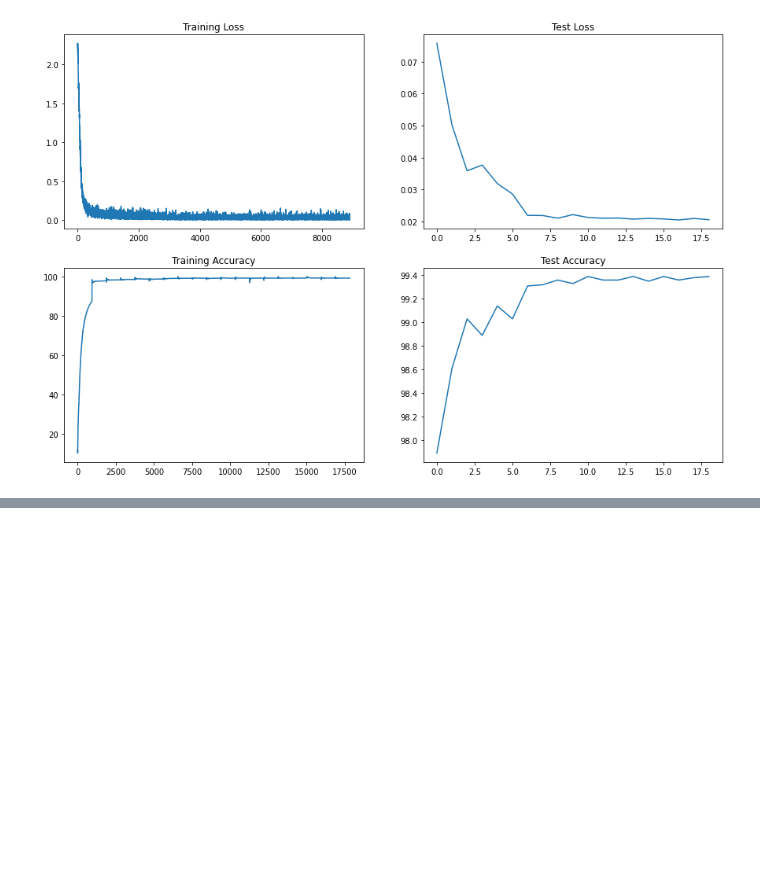
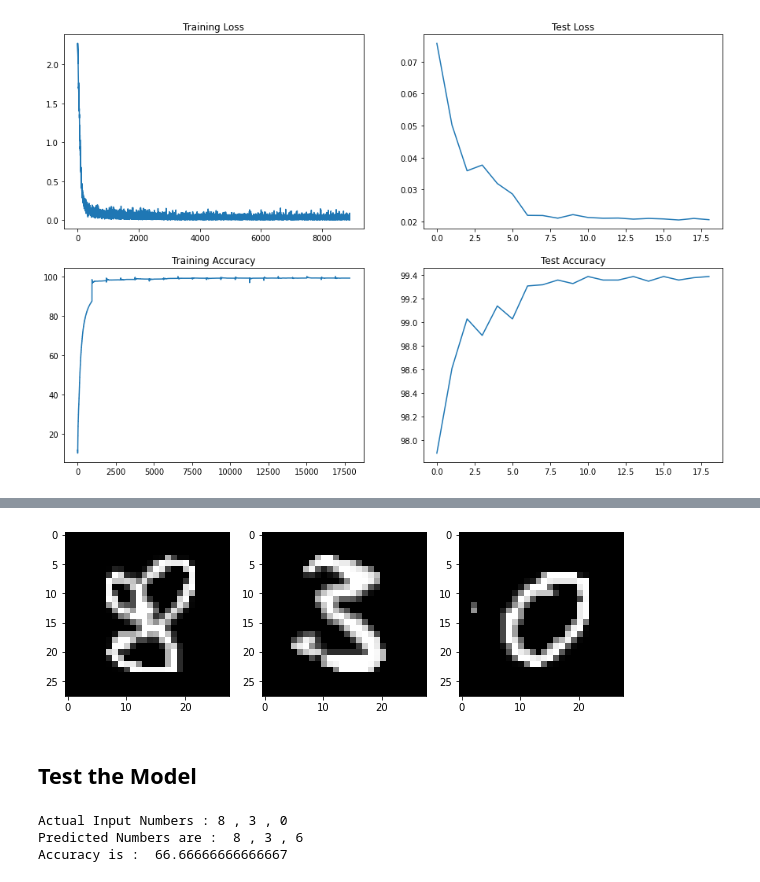
Before and after one commit to parth1993/tsai-eva6, a Jupyter notebook: Assignments/S4/Session_4_Part_2.ipynb, the cells around one changed output, grey strips where cells are left out. Drawn from its saved outputs; the diff is of its cells as text; code cells hidden in the pictures; blank space fills up the shorter version.

```diff
--- a/Assignments/S4/Session_4_Part_2.ipynb
+++ b/Assignments/S4/Session_4_Part_2.ipynb
@@ -290,0 +336,64 @@ Text(0.5, 1.0, 'Test Accuracy')
+# %%
+images = []
+targets = [8,3,0]
+fig, mnist_axs = plt.subplots(1,3,figsize = (10, 10))
+
+for i in range(3):
+  img = cv2.imread("/content/" + str(i) +".jpg", 0)
+  original_axs[i].imshow(img, cmap='gray_r')
+
+  img = np.array(img, dtype=np.uint8)
+  #gray = cv2.resize(255-img, (28,28))
+  (thresh, gray) = cv2.threshold(img, 128, 255, cv2.THRESH_BINARY | cv2.THRESH_OTSU)
+  gray = cv2.resize(255-gray, (28,28))
+  while np.sum(gray[0]) == 0:
+      gray = gray[1:]
+
+  while np.sum(gray[:,0]) == 0:
+        gray = np.delete(gray,0,1)
+
+  while np.sum(gray[-1]) == 0:
+        gray = gray[:-1]
+
+  while np.sum(gray[:,-1]) == 0:
+        gray = np.delete(gray,-1,1)
+
+  rows,cols = gray.shape
+  if rows > cols:
+    factor = 20.0/rows
+    rows = 20
+    cols = int(round(cols*factor))
+    gray = cv2.resize(gray, (cols,rows))
+  else:
+      factor = 20.0/cols
+      cols = 20
+      rows = int(round(rows*factor))
+      gray = cv2.resize(gray, (cols, rows))
+  colsPadding = (int(math.ceil((28-cols)/2.0)),int(math.floor((28-cols)/2.0)))
+  rowsPadding = (int(math.ceil((28-rows)/2.0)),int(math.floor((28-rows)/2.0)))
+  gray = np.lib.pad(gray,(rowsPadding,colsPadding),'constant')
+  shiftx,shifty = getBestShift(gray)
+  shifted = shift(gray,shiftx,shifty)
+  gray = shifted
+  mnist_axs[i].imshow(gray, cmap='gray')
+  images.append(gray.reshape(-1, 28, 28))
+# %% [output]
+[figure, added]
+# %% [markdown]
+## Test the Model
+# %%
+images = torch.as_tensor(images)
+preds = model(images.type(torch.FloatTensor).to(device))
+preds = torch.argmax(preds, dim=1)
+print("Actual Input Numbers : 8 , 3 , 0")
+print("Predicted Numbers are : ", preds[0].item(), ",", preds[1].item(), ",", preds[2].item())
+total_correct = 0
+for i in range(len(targets)):
+  if targets[i] == preds[i].item():
+    total_correct += 1
+accuracy = 100*total_correct/len(targets)
+print("Accuracy is : ", accuracy)
+# %% [output]
+Actual Input Numbers : 8 , 3 , 0
+Predicted Numbers are :  8 , 3 , 6
+Accuracy is :  66.66666666666667
```
Also changed, not shown: parts of 6 cells of this notebook.
